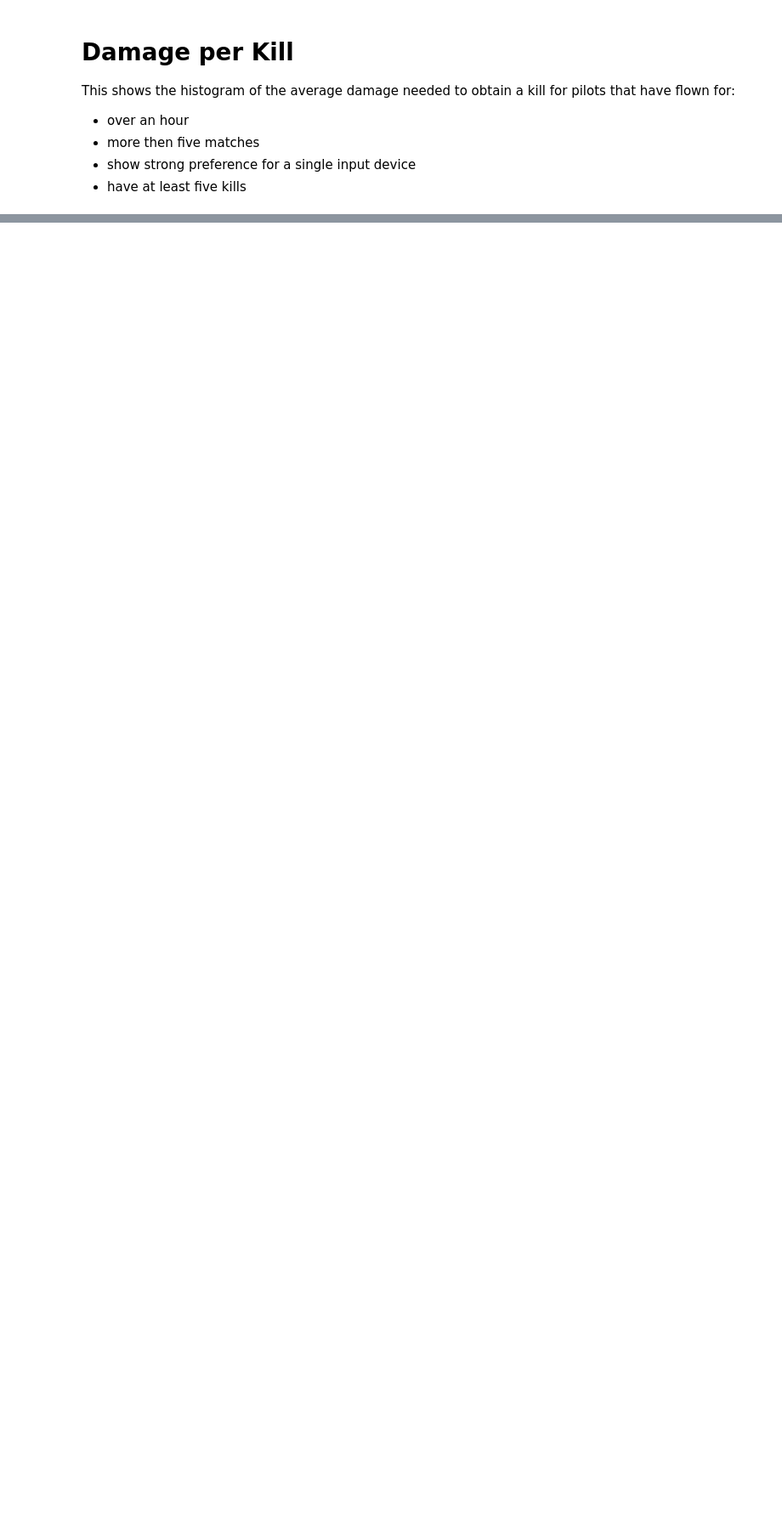
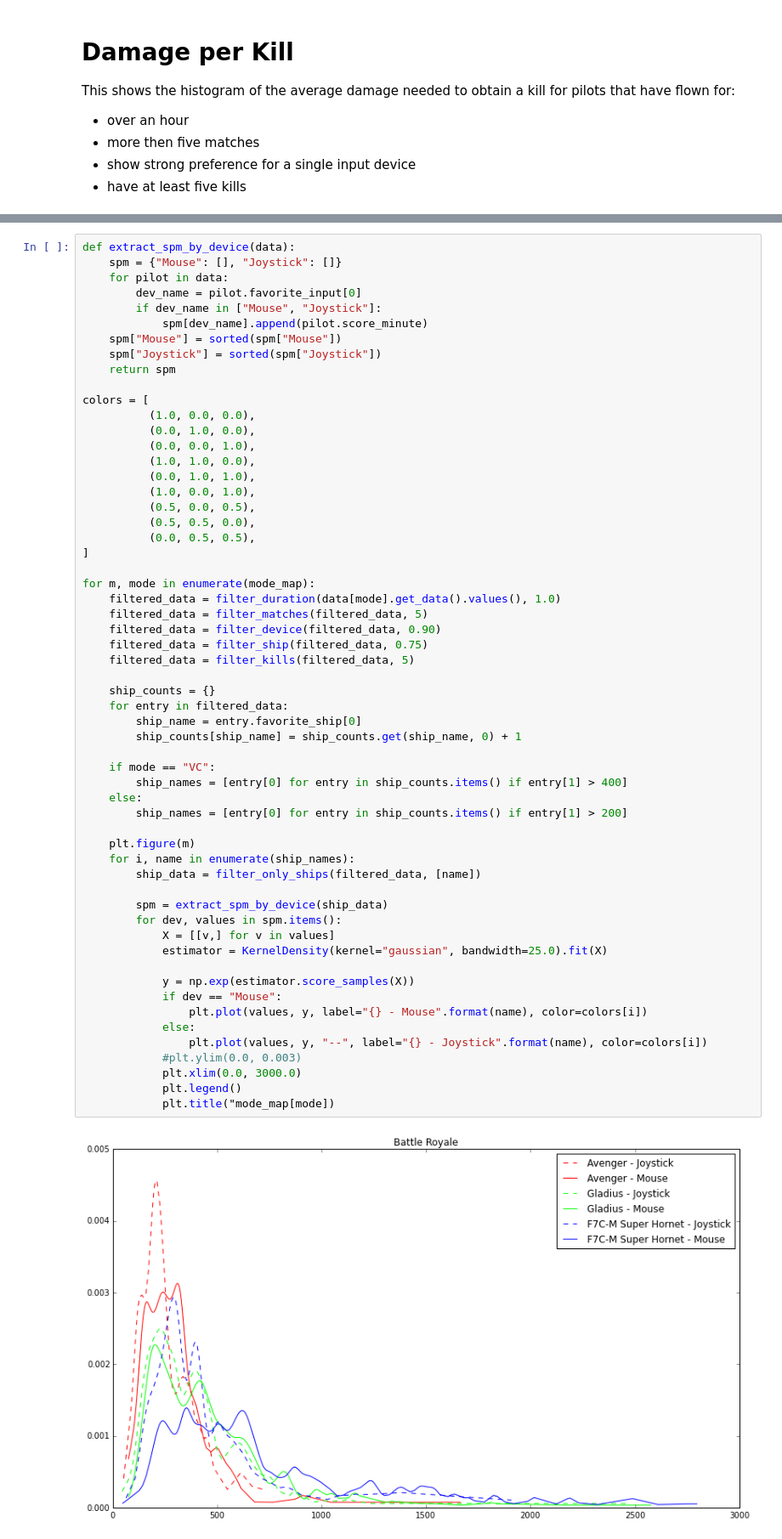
Before and after one commit to WhiteMagic/sc_api, a Jupyter notebook: SC Plots.ipynb, the cells around one changed output, grey strips where cells are left out. Shown at 85% size. Cells and saved outputs as stored; diff of their text form; blank space fills up the shorter version.

```diff
--- a/SC Plots.ipynb
+++ b/SC Plots.ipynb
@@ -680,0 +680,60 @@ for i, mode in enumerate(modes):
+# %%
+def extract_spm_by_device(data):
+    spm = {"Mouse": [], "Joystick": []}
+    for pilot in data:
+        dev_name = pilot.favorite_input[0]
+        if dev_name in ["Mouse", "Joystick"]:
+            spm[dev_name].append(pilot.score_minute)
+    spm["Mouse"] = sorted(spm["Mouse"])
+    spm["Joystick"] = sorted(spm["Joystick"])
+    return spm
+
+colors = [
+          (1.0, 0.0, 0.0),
+          (0.0, 1.0, 0.0),
+          (0.0, 0.0, 1.0),
+          (1.0, 1.0, 0.0),
+          (0.0, 1.0, 1.0),
+          (1.0, 0.0, 1.0),
+          (0.5, 0.0, 0.5),
+          (0.5, 0.5, 0.0),
+          (0.0, 0.5, 0.5),
+]
+
+for m, mode in enumerate(mode_map):
+    filtered_data = filter_duration(data[mode].get_data().values(), 1.0)
+    filtered_data = filter_matches(filtered_data, 5)
+    filtered_data = filter_device(filtered_data, 0.90)
+    filtered_data = filter_ship(filtered_data, 0.75)
+    filtered_data = filter_kills(filtered_data, 5)
+
+    ship_counts = {}
+    for entry in filtered_data:
+        ship_name = entry.favorite_ship[0]
+        ship_counts[ship_name] = ship_counts.get(ship_name, 0) + 1
+
+    if mode == "VC":
+        ship_names = [entry[0] for entry in ship_counts.items() if entry[1] > 400]
+    else:
+        ship_names = [entry[0] for entry in ship_counts.items() if entry[1] > 200]
+
+    plt.figure(m)
+    for i, name in enumerate(ship_names):
+        ship_data = filter_only_ships(filtered_data, [name])
+
+        spm = extract_spm_by_device(ship_data)
+        for dev, values in spm.items():
+            X = [[v,] for v in values]
+            estimator = KernelDensity(kernel="gaussian", bandwidth=25.0).fit(X)
+
+            y = np.exp(estimator.score_samples(X))
+            if dev == "Mouse":
+                plt.plot(values, y, label="{} - Mouse".format(name), color=colors[i])
+            else:
+                plt.plot(values, y, "--", label="{} - Joystick".format(name), color=colors[i])
+            #plt.ylim(0.0, 0.003)
+            plt.xlim(0.0, 3000.0)
+            plt.legend()
+            plt.title("mode_map[mode])
+# %% [output]
+[figure, added]
```
Also changed, not shown: parts of 5 cells of this notebook, 1 other file.
